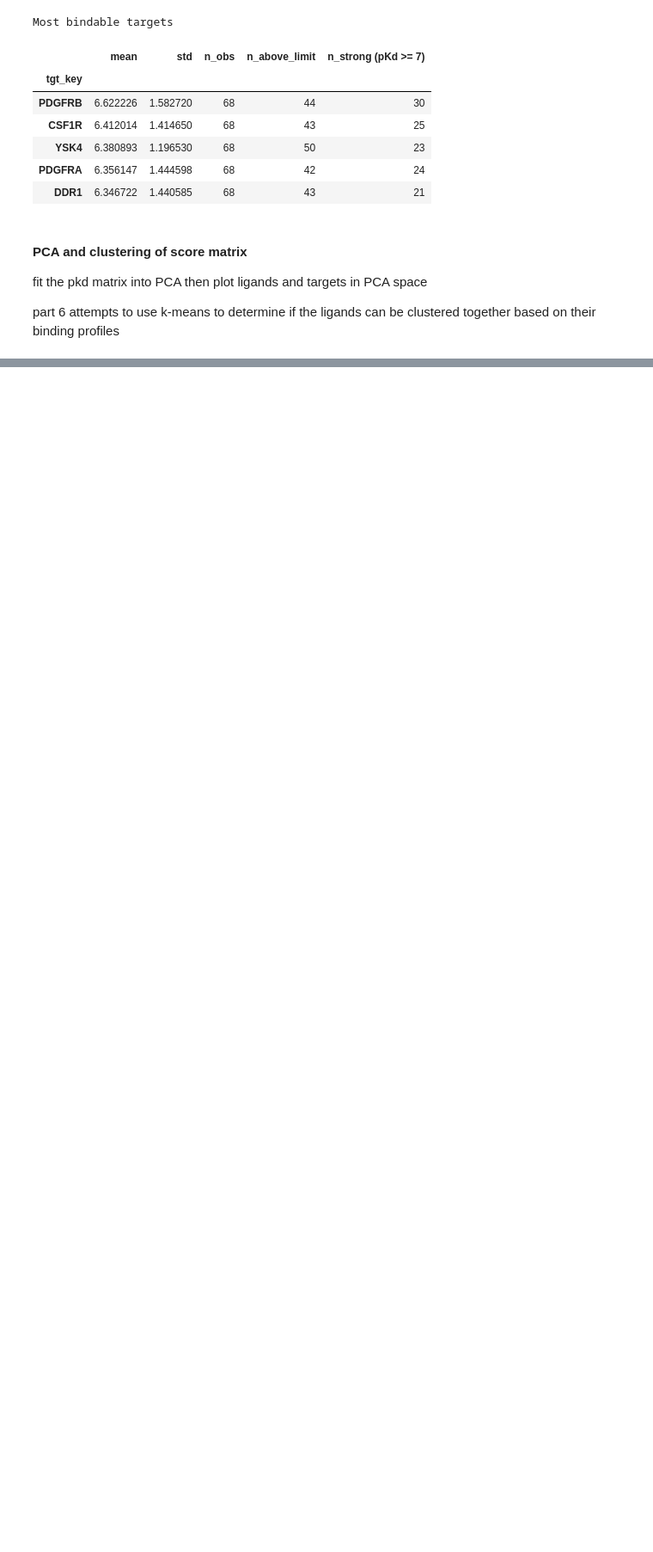
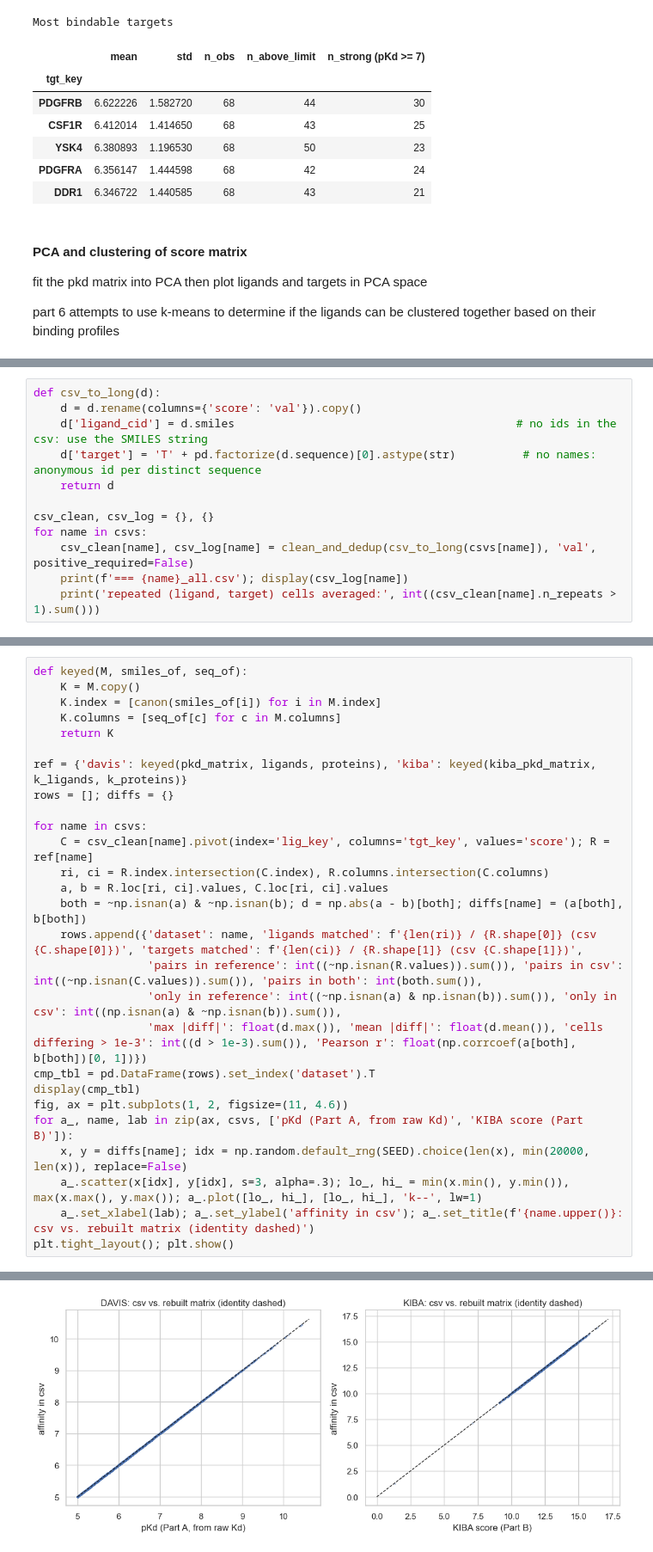
Before and after one commit to Dangomimikyu/SC4020-DataMining, a Jupyter notebook: Project 2/Source/Task1.ipynb, the cells around one changed output, grey strips where cells are left out. Shown at 86% size. Drawn from its saved outputs; the diff is of its cells as text; blank space fills up the shorter version.

```diff
--- a/Project 2/Source/Task1.ipynb
+++ b/Project 2/Source/Task1.ipynb
@@ -1031,0 +1415,12 @@ K-means silhouette scores: {2: np.float64(0.336), 3: np.float64(0.325), 4: np.fl
+# %%
+def csv_to_long(d):
+    d = d.rename(columns={'score': 'val'}).copy()
+    d['ligand_cid'] = d.smiles                                          # no ids in the csv: use the SMILES string
+    d['target'] = 'T' + pd.factorize(d.sequence)[0].astype(str)          # no names: anonymous id per distinct sequence
+    return d
+
+csv_clean, csv_log = {}, {}
+for name in csvs:
+    csv_clean[name], csv_log[name] = clean_and_dedup(csv_to_long(csvs[name]), 'val', positive_required=False)
+    print(f'=== {name}_all.csv'); display(csv_log[name])
+    print('repeated (ligand, target) cells averaged:', int((csv_clean[name].n_repeats > 1).sum()))
@@ -1031,0 +1446,28 @@ K-means silhouette scores: {2: np.float64(0.336), 3: np.float64(0.325), 4: np.fl
+# %%
+def keyed(M, smiles_of, seq_of):
+    K = M.copy()
+    K.index = [canon(smiles_of[i]) for i in M.index]
+    K.columns = [seq_of[c] for c in M.columns]
+    return K
+
+ref = {'davis': keyed(pkd_matrix, ligands, proteins), 'kiba': keyed(kiba_pkd_matrix, k_ligands, k_proteins)}
+rows = []; diffs = {}
+
+for name in csvs:
+    C = csv_clean[name].pivot(index='lig_key', columns='tgt_key', values='score'); R = ref[name]
+    ri, ci = R.index.intersection(C.index), R.columns.intersection(C.columns)
+    a, b = R.loc[ri, ci].values, C.loc[ri, ci].values
+    both = ~np.isnan(a) & ~np.isnan(b); d = np.abs(a - b)[both]; diffs[name] = (a[both], b[both])
+    rows.append({'dataset': name, 'ligands matched': f'{len(ri)} / {R.shape[0]} (csv {C.shape[0]})', 'targets matched': f'{len(ci)} / {R.shape[1]} (csv {C.shape[1]})',
+                 'pairs in reference': int((~np.isnan(R.values)).sum()), 'pairs in csv': int((~np.isnan(C.values)).sum()), 'pairs in both': int(both.sum()),
+                 'only in reference': int((~np.isnan(a) & np.isnan(b)).sum()), 'only in csv': int((np.isnan(a) & ~np.isnan(b)).sum()),
+                 'max |diff|': float(d.max()), 'mean |diff|': float(d.mean()), 'cells differing > 1e-3': int((d > 1e-3).sum()), 'Pearson r': float(np.corrcoef(a[both], b[both])[0, 1])})
+cmp_tbl = pd.DataFrame(rows).set_index('dataset').T
+display(cmp_tbl)
+fig, ax = plt.subplots(1, 2, figsize=(11, 4.6))
+for a_, name, lab in zip(ax, csvs, ['pKd (Part A, from raw Kd)', 'KIBA score (Part B)']):
+    x, y = diffs[name]; idx = np.random.default_rng(SEED).choice(len(x), min(20000, len(x)), replace=False)
+    a_.scatter(x[idx], y[idx], s=3, alpha=.3); lo_, hi_ = min(x.min(), y.min()), max(x.max(), y.max()); a_.plot([lo_, hi_], [lo_, hi_], 'k--', lw=1)
+    a_.set_xlabel(lab); a_.set_ylabel('affinity in csv'); a_.set_title(f'{name.upper()}: csv vs. rebuilt matrix (identity dashed)')
+plt.tight_layout(); plt.show()
+# %% [output]
@@ -1031,0 +1486 @@ K-means silhouette scores: {2: np.float64(0.336), 3: np.float64(0.325), 4: np.fl
+[figure, added]
```
Also changed, not shown: parts of 29 cells of this notebook, 3 other files.
